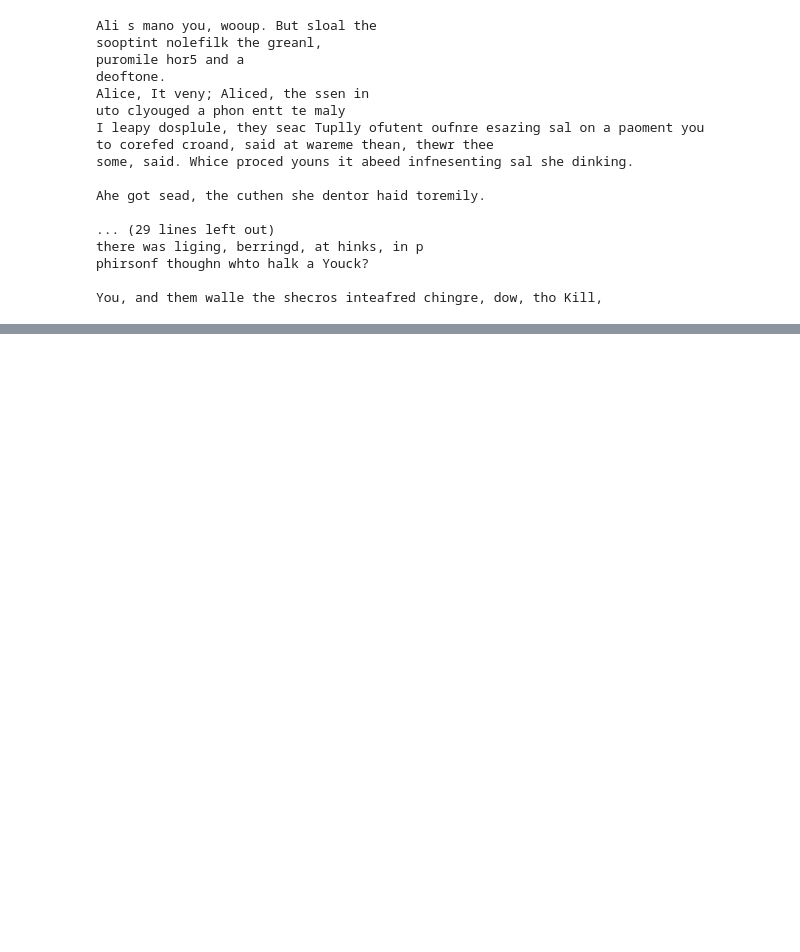
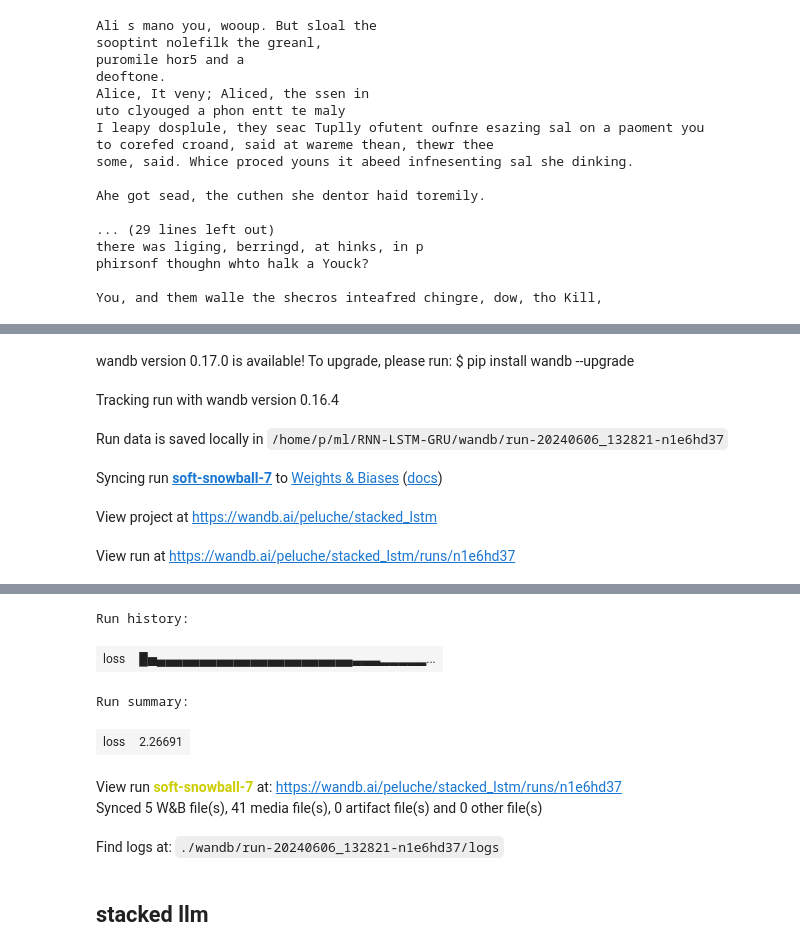
Before and after one commit to peluche/RNN-LSTM-GRU, a Jupyter notebook: rnn-lstm-gru.ipynb, the cells around one changed output, grey strips where cells are left out. Drawn from its saved outputs; the diff is of its cells as text; code cells hidden in the pictures; blank space fills up the shorter version.

```diff
--- a/rnn-lstm-gru.ipynb
+++ b/rnn-lstm-gru.ipynb
@@ -324,0 +390,12 @@ You, and them walle the shecros inteafred chingre, dow, tho Kill,
+# %%
+@t.no_grad()
+def accuracy(model, dataloader=testloader):
+    model.eval()
+    correct, total = 0, 0
+    for xs, ys in dataloader:
+        # out = model(xs.squeeze().to(device))[:, -1]
+        out = model(xs.squeeze().to(device))
+        correct += (out.argmax(-1) == ys.to(device)).sum()
+        total += len(xs)
+    model.train()
+    return correct / total
@@ -324,0 +493,28 @@ You, and them walle the shecros inteafred chingre, dow, tho Kill,
+# %%
+mnist_lstm_rs = MNIST_lstm(28, 10, vocab_size).to(device)
+train_mnist(mnist_lstm_rs, trainloader, epochs=100)
+# %%
+def train_mnist2(model, dataloader, epochs=2001, d_vocab=d_vocab, opt=None, lr=3e-4, filename='', wnb=True):
+    model.train()
+    model = model.to(device)
+    if opt is None: opt = t.optim.Adam(model.parameters(), lr=lr)
+    if wnb: wandb.init(project=filename)
+    for epoch in tqdm(range(epochs)):
+        for xs, ys in dataloader:
+            out = model(xs.squeeze().to(device))
+            loss = F.cross_entropy(out, ys.to(device))
+            opt.zero_grad()
+            loss.backward()
+            opt.step()
+        if wnb:
+            wandb.log({'loss': loss.item(), 'accuracy': accuracy(model)})
+        if epoch % 50 == 0:
+            print(f'loss={loss.item():.4f} accuracy={accuracy(model)}')
+            # print(f'loss={loss.item():.4f}')
+        if epoch % 10000 == 0:
+            t.save(model.state_dict(), f'weights/{filename}_{datetime.now().strftime("%Y-%m-%d_%Hh%M")}.pt')
+    if wnb: wandb.finish()
+
+
+x = nn.Sequential(nn.Flatten(start_dim=1), nn.Linear(28**2, 100), nn.ReLU(), nn.Linear(100, 100), nn.ReLU(), nn.Linear(100, 10)).to(device)
+train_mnist2(x, trainloader, epochs=100)
@@ -324,0 +599,9 @@ You, and them walle the shecros inteafred chingre, dow, tho Kill,
+# %%
+train(lstms, dataloader, filename='stacked_lstm') # TODO: redo a longer one
+# %% [output]
+wandb version 0.17.0 is available! To upgrade, please run: $ pip install wandb --upgrade
+Tracking run with wandb version 0.16.4
+Run data is saved locally in /home/p/ml/RNN-LSTM-GRU/wandb/run-20240606_132821-n1e6hd37
+Syncing run soft-snowball-7 to Weights & Biases (docs)
+View project at https://wandb.ai/peluche/stacked_lstm
+View run at https://wandb.ai/peluche/stacked_lstm/runs/n1e6hd37
@@ -324,0 +626,7 @@ You, and them walle the shecros inteafred chingre, dow, tho Kill,
+Run history:
+| loss | █▅▄▄▄▄▄▄▄▄▄▄▄▄▄▄▄▄▄▄▄▄▄▄▄▃▃▃▂▂▂▂▂... |
+Run summary:
+| loss | 2.26691 |
+View run soft-snowball-7 at: https://wandb.ai/peluche/stacked_lstm/runs/n1e6hd37
+Synced 5 W&B file(s), 41 media file(s), 0 artifact file(s) and 0 other file(s)
+Find logs at: ./wandb/run-20240606_132821-n1e6hd37/logs
@@ -324,0 +657,2 @@ You, and them walle the shecros inteafred chingre, dow, tho Kill,
+# %% [markdown]
+## stacked llm
```
Also changed, not shown: parts of 22 cells of this notebook, 3 other files.
